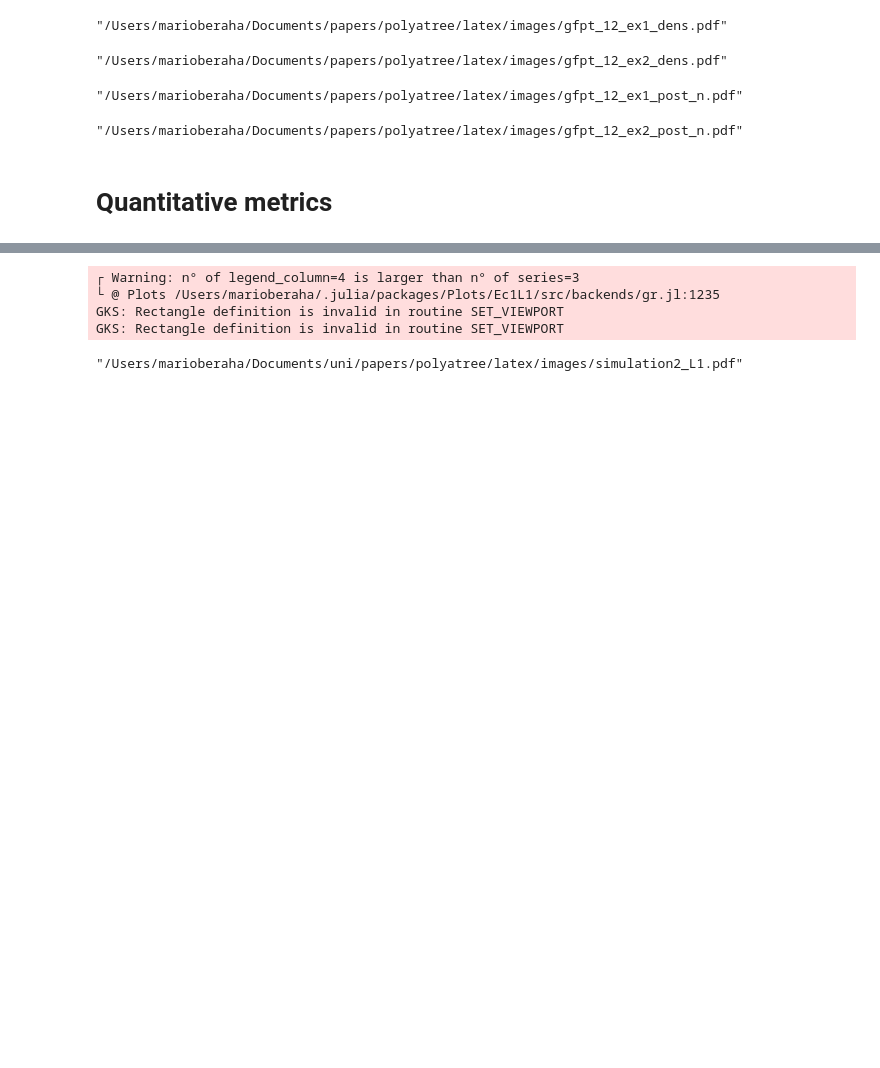
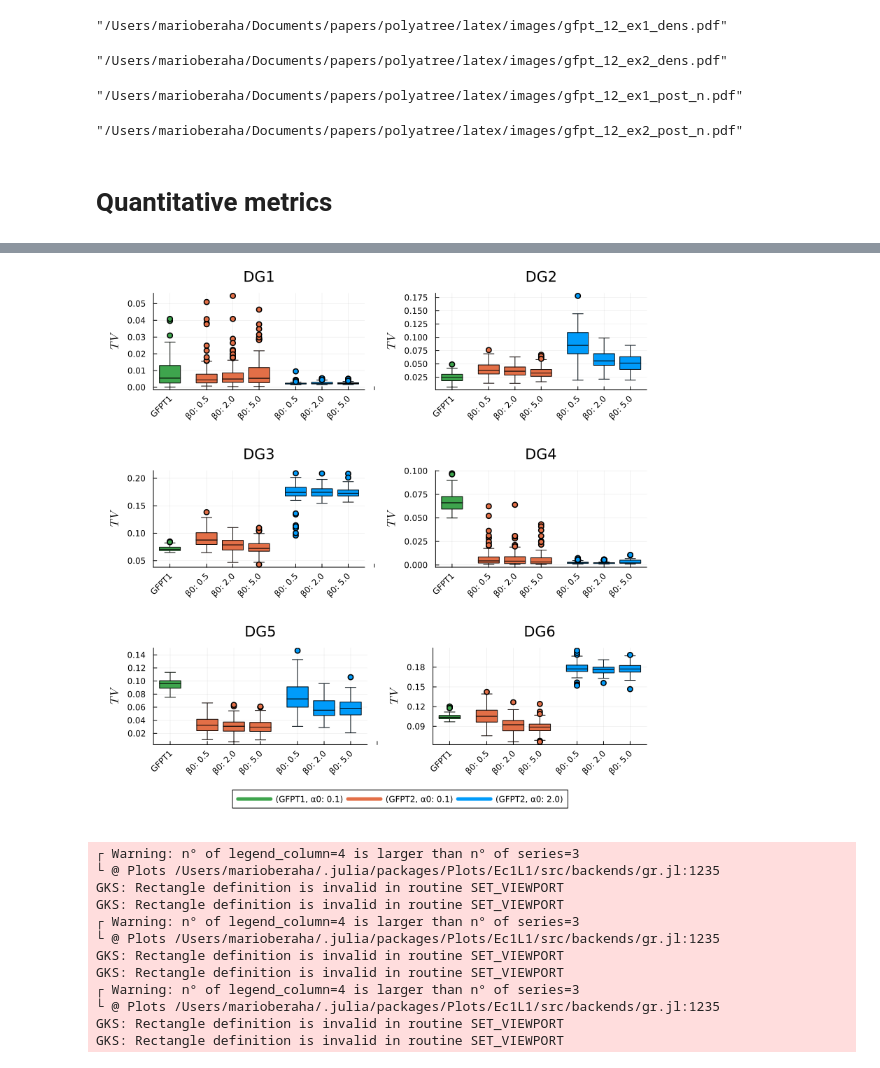
Before and after one commit to mberaha/FinitePolyaTrees, a Jupyter notebook: Plots.ipynb, the cells around one changed output, grey strips where cells are left out. Saved outputs shown, nothing was run; the diff lists cells and outputs as text; code cells hidden in the pictures; blank space fills up the shorter version.

```diff
--- a/Plots.ipynb
+++ b/Plots.ipynb
@@ -516,38 +536,46 @@ legend_plot = plot(
     legendcolumns = 4,
     framestyle = :none,
     grid = false,
     ticks = nothing,
     xlabel = "",
     ylabel = "",
     bottom_margin = -5mm,
     top_margin = 10mm,
     left_margin = 0mm,
     right_margin = 0mm,
     xticks = false,
     yticks = false
 )
 
 # Add each series individually and preserve LaTeX labels and styling
 for item in legend_data
     plot!(
         legend_plot,
         [NaN], [NaN],
         seriestype=:path,
         label = item.label,
         color = item.color,
         linewidth = 8.0
     )
 end
 
 
 # # Custom layout: 3 plots top, 1 legend bar below
-gr = @layout [a b c; d e f; g{0.001h}]
+gr = @layout [a b; c d; e f; g{0.001h}]
 plot(plots..., legend_plot;
-     layout=gr, size=(800, 400), top_margin=0mm, bottom_margin=6mm, left_margin=4mm)
-savefig("../latex/images/simulation2_$TO_PLOT.pdf")
+     layout=gr, size=(800, 800), top_margin=0mm, bottom_margin=6mm, left_margin=4mm)
+# savefig("../latex/images/simulation2_$TO_PLOT.pdf")
 # %% [output]
+[figure, added]
 ┌ Warning: n° of legend_column=4 is larger than n° of series=3
 └ @ Plots /Users/marioberaha/.julia/packages/Plots/Ec1L1/src/backends/gr.jl:1235
 GKS: Rectangle definition is invalid in routine SET_VIEWPORT
 GKS: Rectangle definition is invalid in routine SET_VIEWPORT
+┌ Warning: n° of legend_column=4 is larger than n° of series=3
+└ @ Plots /Users/marioberaha/.julia/packages/Plots/Ec1L1/src/backends/gr.jl:1235
+GKS: Rectangle definition is invalid in routine SET_VIEWPORT
+GKS: Rectangle definition is invalid in routine SET_VIEWPORT
+┌ Warning: n° of legend_column=4 is larger than n° of series=3
+└ @ Plots /Users/marioberaha/.julia/packages/Plots/Ec1L1/src/backends/gr.jl:1235
+GKS: Rectangle definition is invalid in routine SET_VIEWPORT
+GKS: Rectangle definition is invalid in routine SET_VIEWPORT
-"/Users/marioberaha/Documents/uni/papers/polyatree/latex/images/simulation2_L1.pdf"
```
Also changed, not shown: parts of 14 cells of this notebook, 15 other files.
